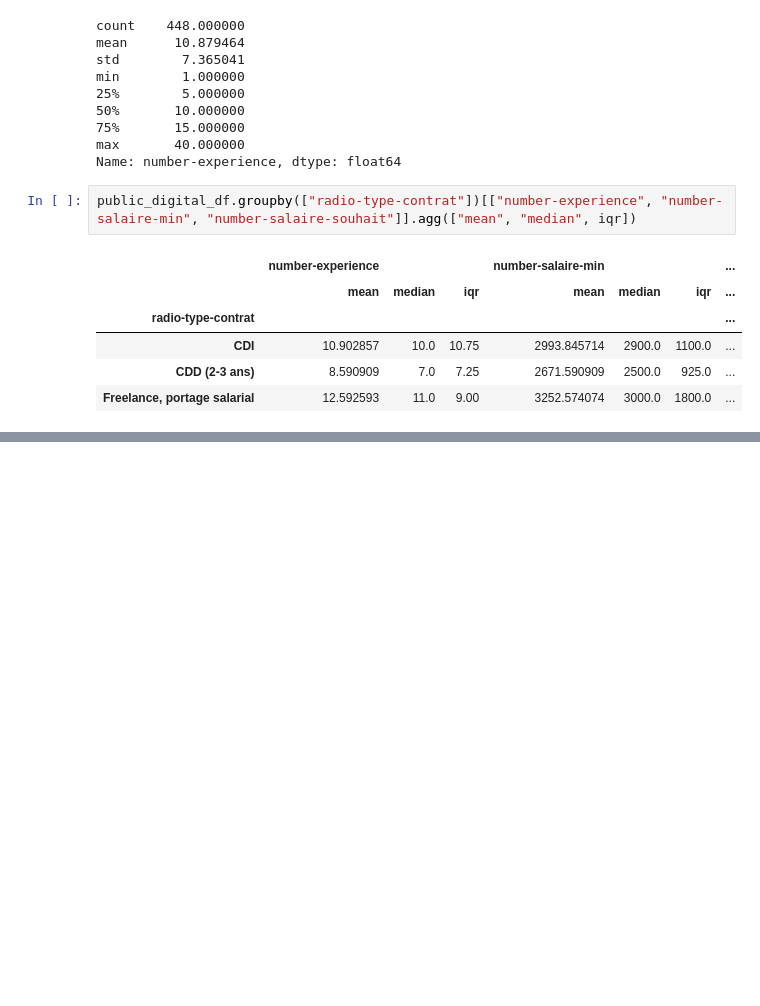
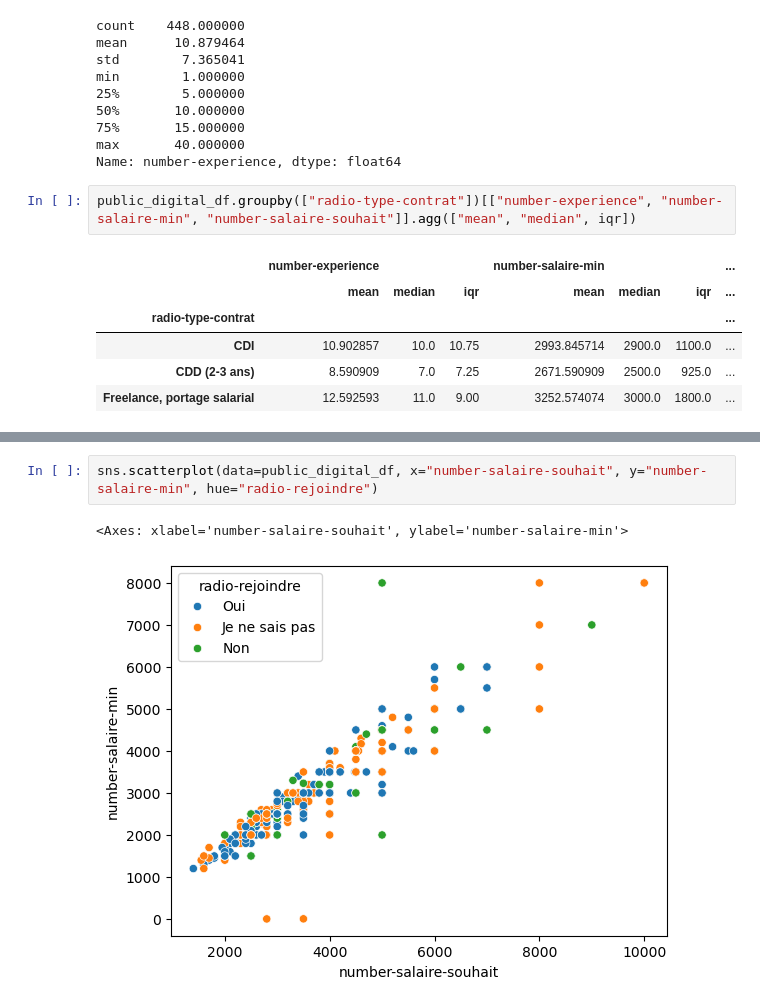
Before and after one commit to IssaBanzanKonate97/Statistiques_descriptives_et_exploratoires, a Jupyter notebook: Statistique.ipynb, the cells around one changed output, grey strips where cells are left out. Saved outputs shown, nothing was run; the diff lists cells and outputs as text; blank space fills up the shorter version.

```diff
--- a/Statistique.ipynb
+++ b/Statistique.ipynb
@@ -517,0 +543,5 @@ public_digital_df.groupby(["radio-type-contrat"])[["number-experience", "number-
+# %%
+sns.scatterplot(data=public_digital_df, x="number-salaire-souhait", y="number-salaire-min", hue="radio-rejoindre")
+# %% [output]
+<Axes: xlabel='number-salaire-souhait', ylabel='number-salaire-min'>
+[figure, added]
```
Also changed, not shown: parts of 7 cells of this notebook.
